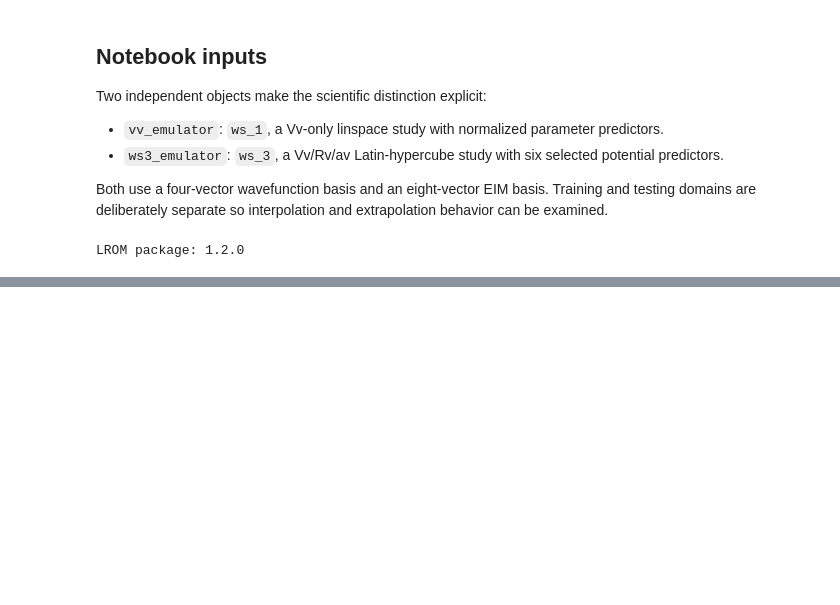
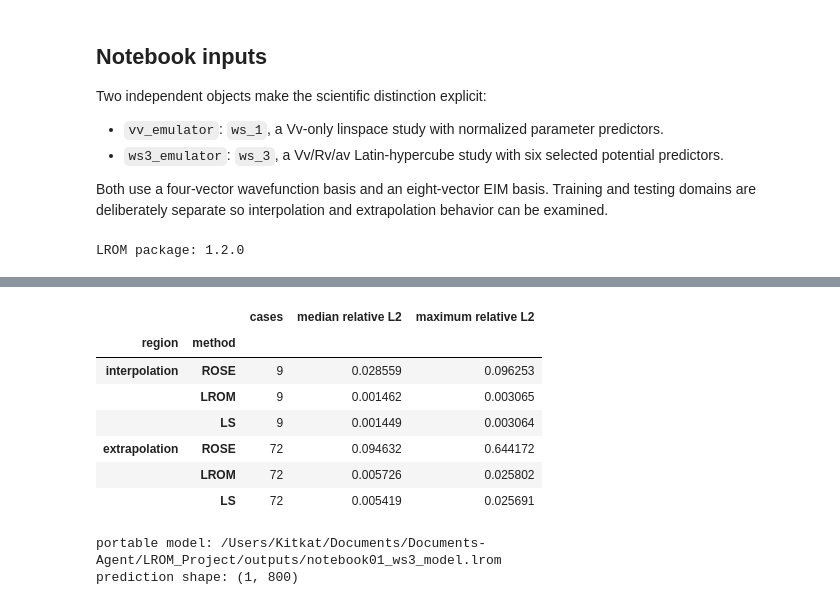
Before and after one commit to nitrogen5052/Learning-Reduced-Order-Models, a Jupyter notebook: notebooks/01_rbm_vs_lrom_single_wavefunction.ipynb, the cells around one changed output, grey strips where cells are left out. Saved outputs shown, nothing was run; the diff lists cells and outputs as text; code cells hidden in the pictures; blank space fills up the shorter version.

Commit message:
Execute notebook 01 on the simplified v1.2 package

```diff
--- a/notebooks/01_rbm_vs_lrom_single_wavefunction.ipynb
+++ b/notebooks/01_rbm_vs_lrom_single_wavefunction.ipynb
@@ -753,0 +956,44 @@ prediction shape: (1, 900)
+# %%
+test_values = ws3_emulator.samples.design.testing.values
+names = ws3_emulator.parameter_names
+interpolation = np.ones(len(test_values), dtype=bool)
+for column, name in enumerate(names):
+    low, high = ws3_training_ranges[name]
+    interpolation &= (test_values[:, column] >= low) & (test_values[:, column] <= high)
+
+rows = []
+metrics = dict(ws3_emulator.testing_results.metrics["relative_l2"][0])
+metrics["ls"] = ws3_ls_rel_test
+metrics["rose"] = ws3_rose_rel_test
+for region, mask in (("interpolation", interpolation), ("extrapolation", ~interpolation)):
+    for method in ("rose", "lrom", "ls"):
+        values = metrics[method][mask]
+        rows.append(
+            {
+                "region": region,
+                "method": method.upper(),
+                "cases": int(mask.sum()),
+                "median relative L2": float(np.median(values)),
+                "maximum relative L2": float(np.max(values)),
+            }
+        )
+pd.DataFrame(rows).set_index(["region", "method"])
+# %% [output]
+|  |  | cases | median relative L2 | maximum relative L2 |
+| region | method |  |  |  |
+| interpolation | ROSE | 9 | 0.028559 | 0.096253 |
+|  | LROM | 9 | 0.001462 | 0.003065 |
+|  | LS | 9 | 0.001449 | 0.003064 |
+| extrapolation | ROSE | 72 | 0.094632 | 0.644172 |
+|  | LROM | 72 | 0.005726 | 0.025802 |
+|  | LS | 72 | 0.005419 | 0.025691 |
+# %%
+artifact_path = ROOT / "outputs" / "notebook01_ws3_model.lrom"
+ws3_emulator.save(path=artifact_path)
+portable_emulator = lrom.load(path=artifact_path)
+portable_emulator.predict(parameters=case.parameters)
+print("portable model:", artifact_path)
+print("prediction shape:", portable_emulator.predictions.wavefunctions[0].shape)
+# %% [output]
+portable model: /Users/Kitkat/Documents/Documents-Agent/LROM_Project/outputs/notebook01_ws3_model.lrom
+prediction shape: (1, 800)
```
Also changed, not shown: parts of 28 cells of this notebook, 1 other file.
